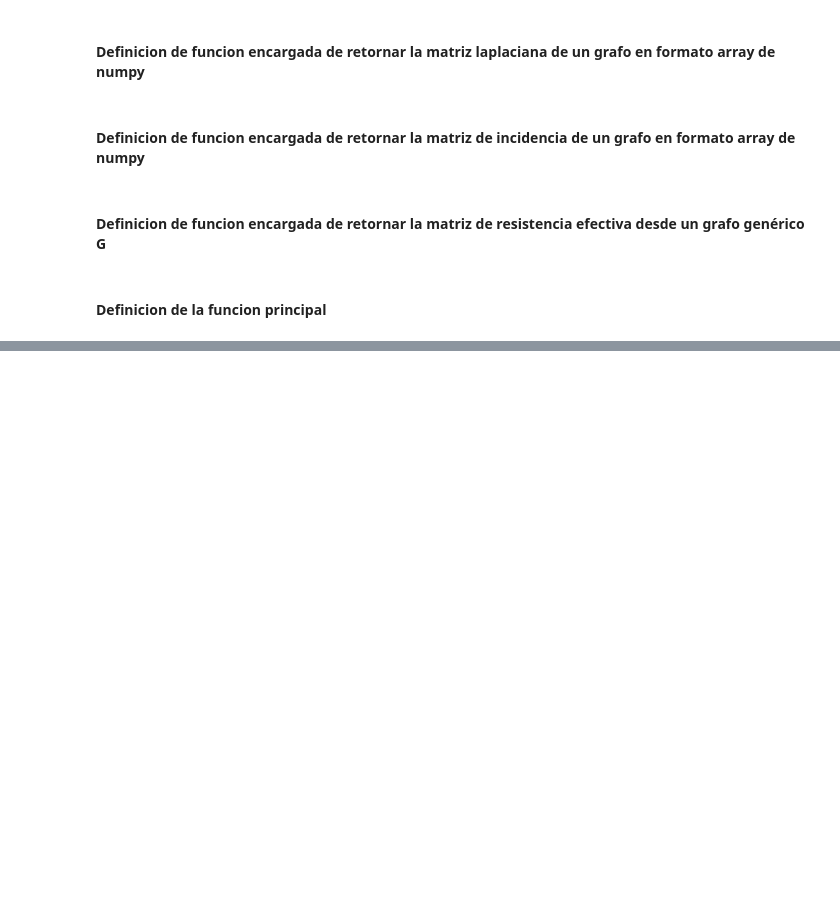
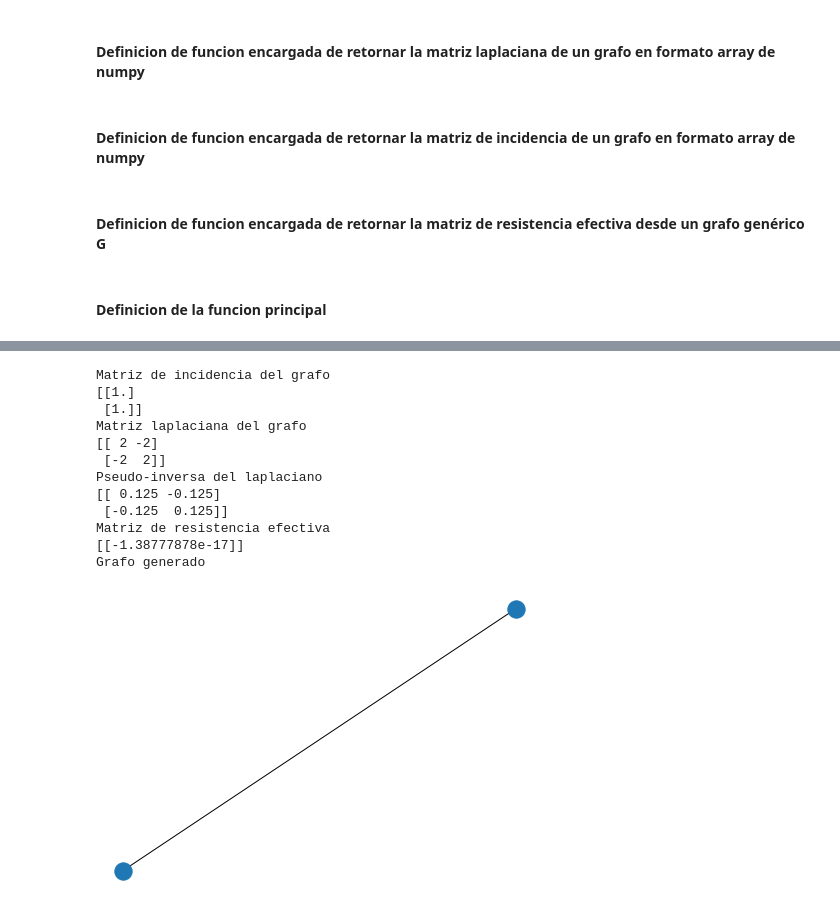
Before and after one commit to elias7991/Resistencia-efectiva, a Jupyter notebook: Resistencia_efectiva.ipynb, the cells around one changed output, grey strips where cells are left out. Cells and saved outputs as stored; diff of their text form; code cells hidden in the pictures; blank space fills up the shorter version.

Commit message:
agregado grafo completo

```diff
--- a/Resistencia_efectiva.ipynb
+++ b/Resistencia_efectiva.ipynb
@@ -11,16 +11,20 @@ import random as rd
 #### Definicion de funcion encargada de generar aleatoriamente el grafo
 # %%
 def creacion_grafo():
-    #Grafo no dirigido que permite lazos pero no aristas multiples
+    """
+    #para grafo no necesariamente completo
+    #Grafo completo
     G = nx.Graph()
     #definicion de numero de nodos
-    n = rd.randint(4,15)
+    n = rd.randint(2,8)
+    """
     """
     Si vieramos a un grafo como un poligono tenemos
     numero de lados = n
     numero de diagonales totales n*(n-3)/2
     Total de enlaces posibles = numero de lados + numero de diagonales totales
     Maximo numero de aristas = n*(n-1)/2
+    """
     """
     m = rd.randint(1,((n*(n-1))/2))
     #lista que alberga los nodos del grafo
@@ -36,10 +40,24 @@ def creacion_grafo():
     for i in range(m):
         a = rd.randint(1,n)
         b = rd.randint(1,n)
+        while (b == a):
+            b = rd.randint(1,n)
         #vamos cargando la lista de aristas con 3-tuplas del tipo (nodo,nodo,ponderacion)
-        aristas.append( (a,b,{'weight':rd.randint(1,5)}) )
+        #aristas.append( (a,b,{'weight':rd.randint(1,5)}) )
+        G.add_edge(a,b,weight=rd.randint(1,5))
     #asignar aristas al grafo
-    G.add_edges_from(aristas)
+    #G.add_edges_from(aristas)
+
+    """
+    #para grafo completo
+    #definicion de numero de nodos
+    n = rd.randint(1,10)
+    #Definicion del grafo completo
+    G = nx. complete_graph(n)
+    #modificacion de las ponderaciones de las aristas del grafo
+    for (a,b) in G.edges:
+        G.edges[a,b]['weight'] = rd.randint(1,5)
+
     return G
 # %% [markdown]
 #### Definicion de funcion encargada de retornar la matriz laplaciana de un grafo en formato array de numpy
@@ -61,8 +79,15 @@ def matriz_incidencia(G):
 # %%
 def matriz_resis_efect(G):
     B = matriz_incidencia(G)
+    print("Matriz de incidencia del grafo")
+    print(B)
+    L = matriz_laplaciana(G)
+    print("Matriz laplaciana del grafo")
+    print(L)
     #linalg.pinv() es una funcion de numpy que computa la pseudoinversa de una matriz
-    Lp = np.linalg.pinv((matriz_laplaciana(G)))
+    Lp = np.linalg.pinv(L)
+    print("Pseudo-inversa del laplaciano")
+    print(Lp)
     #la matriz de resistencia efectiva se da por el producto de la siguientes matrices
     #cada parte es un objeto array de numpy
     return B.transpose()@Lp@B
@@ -75,3 +100,5 @@ def main():
     R = matriz_resis_efect(G)
     print("Matriz de resistencia efectiva")
     print(R)
+    print("Grafo generado")
+    nx.draw(G)
@@ -83,0 +128,16 @@ Matriz de resistencia efectiva
+# %%
+main()
+# %% [output]
+Matriz de incidencia del grafo
+[[1.]
+ [1.]]
+Matriz laplaciana del grafo
+[[ 2 -2]
+ [-2  2]]
+Pseudo-inversa del laplaciano
+[[ 0.125 -0.125]
+ [-0.125  0.125]]
+Matriz de resistencia efectiva
+[[-1.38777878e-17]]
+Grafo generado
+[figure, added]
```
Also changed, not shown: parts of 5 cells of this notebook.
